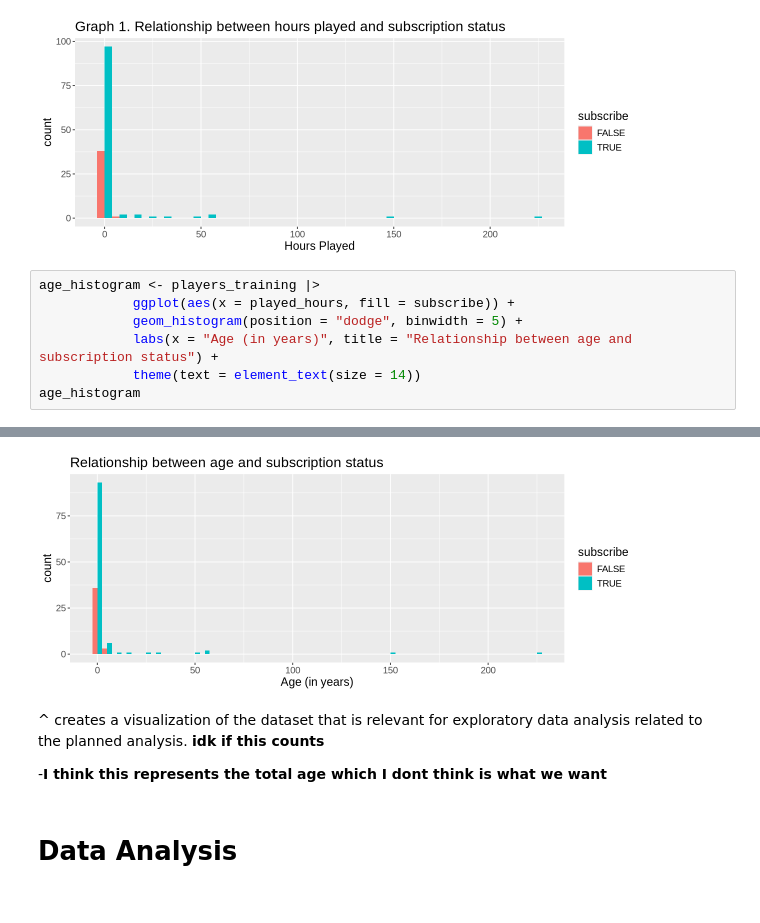
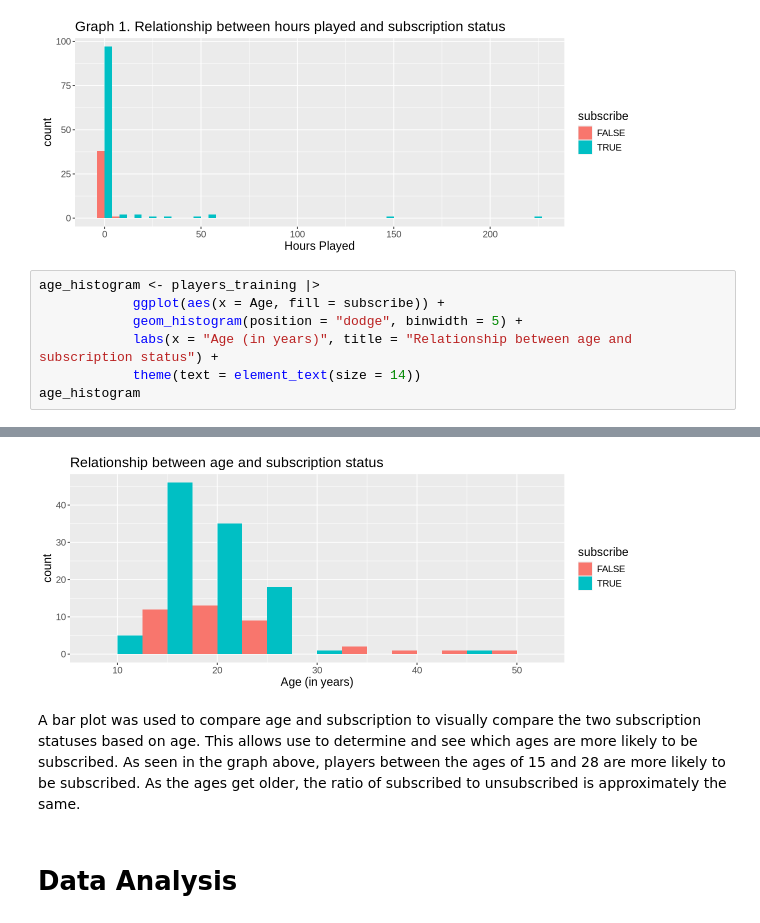
Before and after one commit to IFQXK/DSCI-100-project-group-19, a Jupyter notebook: Group Project.ipynb, the cells around one changed output, grey strips where cells are left out. Saved outputs shown, nothing was run; the diff lists cells and outputs as text.

Commit message:
Changed a graph and added a description

```diff
--- a/Group Project.ipynb
+++ b/Group Project.ipynb
@@ -180,7 +180,7 @@ gender_bar
 [figure]
 # %%
 age_histogram <- players_training |>
-            ggplot(aes(x = played_hours, fill = subscribe)) +
+            ggplot(aes(x = Age, fill = subscribe)) +
             geom_histogram(position = "dodge", binwidth = 5) +
             labs(x = "Age (in years)", title = "Relationship between age and subscription status") +
             theme(text = element_text(size = 14))
@@ -189,8 +191,6 @@ age_histogram
-[figure, old version]
+[figure, new version]
 # %% [markdown]
-^ creates a visualization of the dataset that is relevant for exploratory data analysis related to the planned analysis. **idk if this counts**
-
--**I think this represents the total age which I dont think is what we want**
+A bar plot was used to compare age and subscription to visually compare the two subscription statuses based on age. This allows use to determine and see which ages are more likely to be subscribed. As seen in the graph above, players between the ages of 15 and 28 are more likely to be subscribed. As the ages get older, the ratio of subscribed to unsubscribed is approximately the same.
 # %% [markdown]
 # **Data Analysis**
 # %%
```
Also changed, not shown: parts of 1 cell of this notebook.
